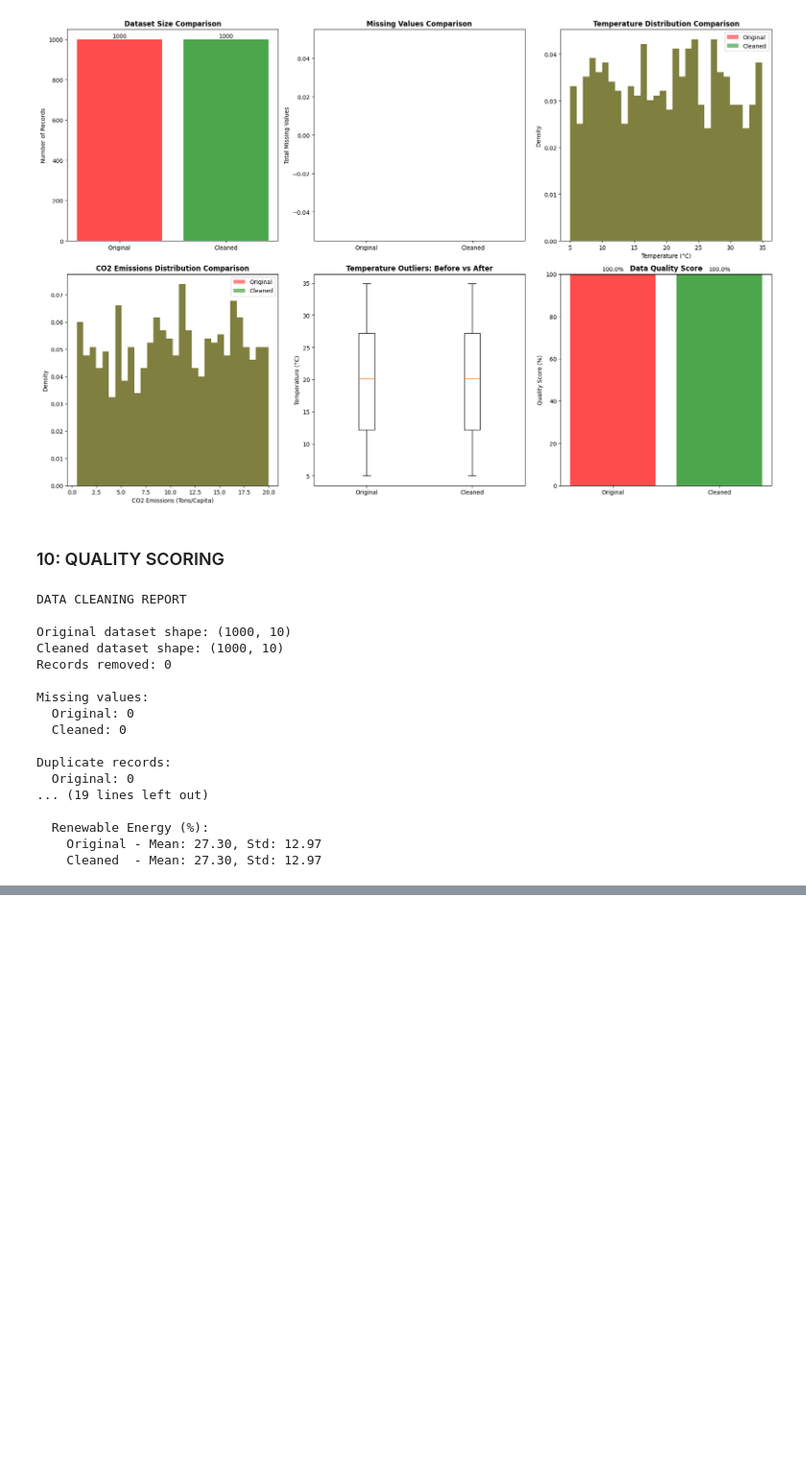
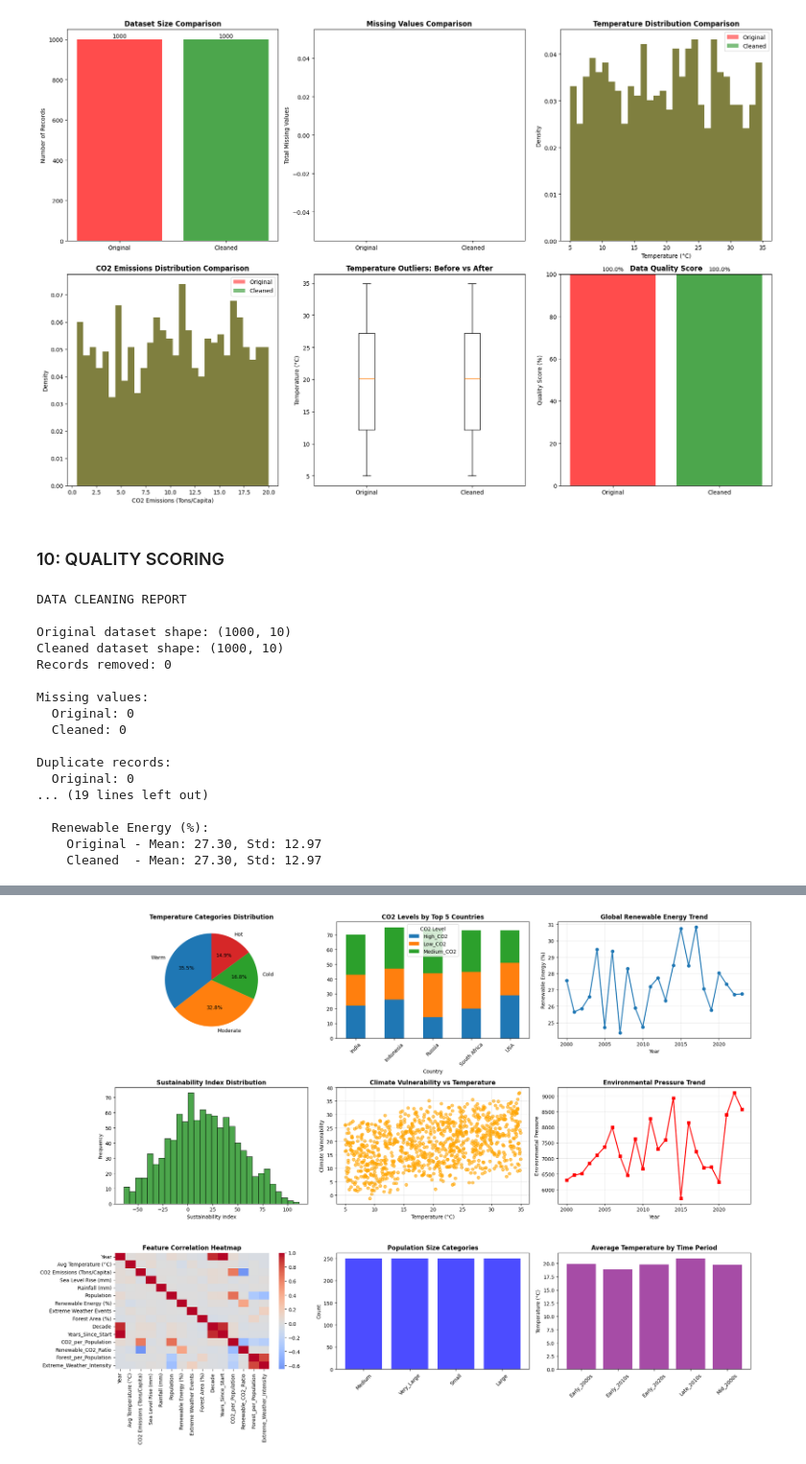
Before and after one commit to Aishaamalik/Climate-Change-Prediction, a Jupyter notebook: PROJECT_5.ipynb, the cells around one changed output, grey strips where cells are left out. Shown at 96% size. Saved outputs shown, nothing was run; the diff lists cells and outputs as text; code cells hidden in the pictures; blank space fills up the shorter version.

```diff
--- a/PROJECT_5.ipynb
+++ b/PROJECT_5.ipynb
@@ -732,0 +759,11 @@ Duplicate records:
+# %%
+
+def load_cleaned_data(file_path='climate_change_dataset.csv'):
+    """Load the cleaned dataset"""
+    print("FEATURE ENGINEERING")
+
+    print("\n1. Loading cleaned dataset...")
+    df = pd.read_csv(file_path)
+    print(f"✓ Dataset loaded with shape: {df.shape}")
+    return df
+df_original = load_cleaned_data()
@@ -732,0 +1204,70 @@ Duplicate records:
+# %%
+
+def create_feature_plots(df):
+    """Create visualization plots for feature engineering"""
+    print("\n11. Creating feature engineering plots...")
+
+    fig, axes = plt.subplots(3, 3, figsize=(20, 15))
+
+    temp_counts = df['Temperature_Category'].value_counts()
+    axes[0, 0].pie(temp_counts.values, labels=temp_counts.index, autopct='%1.1f%%', startangle=90)
+    axes[0, 0].set_title('Temperature Categories Distribution', fontweight='bold')
+
+    top_countries = df['Country'].value_counts().head(5).index
+    co2_by_country = df[df['Country'].isin(top_countries)].groupby(['Country', 'CO2_Level']).size().unstack(fill_value=0)
+    co2_by_country.plot(kind='bar', stacked=True, ax=axes[0, 1])
+    axes[0, 1].set_title('CO2 Levels by Top 5 Countries', fontweight='bold')
+    axes[0, 1].legend(title='CO2 Level')
+    axes[0, 1].tick_params(axis='x', rotation=45)
+
+    renewable_trend = df.groupby('Year')['Renewable Energy (%)'].mean()
+    axes[0, 2].plot(renewable_trend.index, renewable_trend.values, marker='o', linewidth=2)
+    axes[0, 2].set_title('Global Renewable Energy Trend', fontweight='bold')
+    axes[0, 2].set_xlabel('Year')
+    axes[0, 2].set_ylabel('Renewable Energy (%)')
+    axes[0, 2].grid(True, alpha=0.3)
+
+    if 'Sustainability_Index' in df.columns:
+        axes[1, 0].hist(df['Sustainability_Index'], bins=30, alpha=0.7, color='green', edgecolor='black')
+        axes[1, 0].set_title('Sustainability Index Distribution', fontweight='bold')
+        axes[1, 0].set_xlabel('Sustainability Index')
+        axes[1, 0].set_ylabel('Frequency')
+
+    if 'Climate_Vulnerability' in df.columns:
+        axes[1, 1].scatter(df['Avg Temperature (°C)'], df['Climate_Vulnerability'], alpha=0.6, color='orange')
+        axes[1, 1].set_title('Climate Vulnerability vs Temperature', fontweight='bold')
+        axes[1, 1].set_xlabel('Temperature (°C)')
+        axes[1, 1].set_ylabel('Climate Vulnerability')
+        axes[1, 1].grid(True, alpha=0.3)
+
+    if 'Environmental_Pressure' in df.columns:
+        env_pressure_trend = df.groupby('Year')['Environmental_Pressure'].mean()
+        axes[1, 2].plot(env_pressure_trend.index, env_pressure_trend.values, marker='s', linewidth=2, color='red')
+        axes[1, 2].set_title('Environmental Pressure Trend', fontweight='bold')
+        axes[1, 2].set_xlabel('Year')
+        axes[1, 2].set_ylabel('Environmental Pressure')
+        axes[1, 2].grid(True, alpha=0.3)
+
+    numerical_cols = df.select_dtypes(include=[np.number]).columns[:15]  # Limit to avoid clutter
+    correlation_matrix = df[numerical_cols].corr()
+    sns.heatmap(correlation_matrix, annot=False, cmap='coolwarm', center=0, ax=axes[2, 0])
+    axes[2, 0].set_title('Feature Correlation Heatmap', fontweight='bold')
+
+    if 'Population_Size' in df.columns:
+        pop_counts = df['Population_Size'].value_counts()
+        axes[2, 1].bar(pop_counts.index, pop_counts.values, color='blue', alpha=0.7)
+        axes[2, 1].set_title('Population Size Categories', fontweight='bold')
+        axes[2, 1].set_ylabel('Count')
+        axes[2, 1].tick_params(axis='x', rotation=45)
+
+    if 'Time_Period' in df.columns:
+        time_temp = df.groupby('Time_Period')['Avg Temperature (°C)'].mean()
+        axes[2, 2].bar(time_temp.index, time_temp.values, color='purple', alpha=0.7)
+        axes[2, 2].set_title('Average Temperature by Time Period', fontweight='bold')
+        axes[2, 2].set_ylabel('Temperature (°C)')
+        axes[2, 2].tick_params(axis='x', rotation=45)
+
+    plt.tight_layout()
+    plt.show()
+create_feature_plots(df)
+# %% [output]
@@ -732,0 +1275 @@ Duplicate records:
+[figure, added]
```
Also changed, not shown: parts of 27 cells of this notebook.
